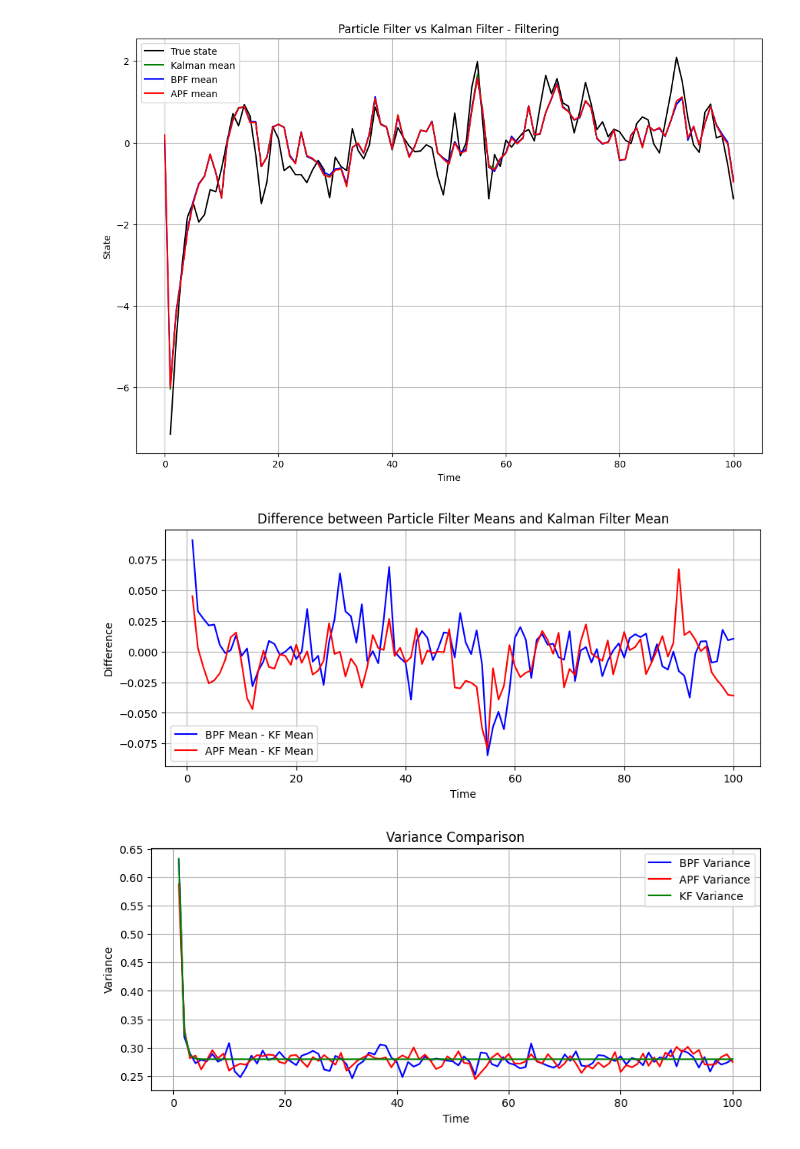
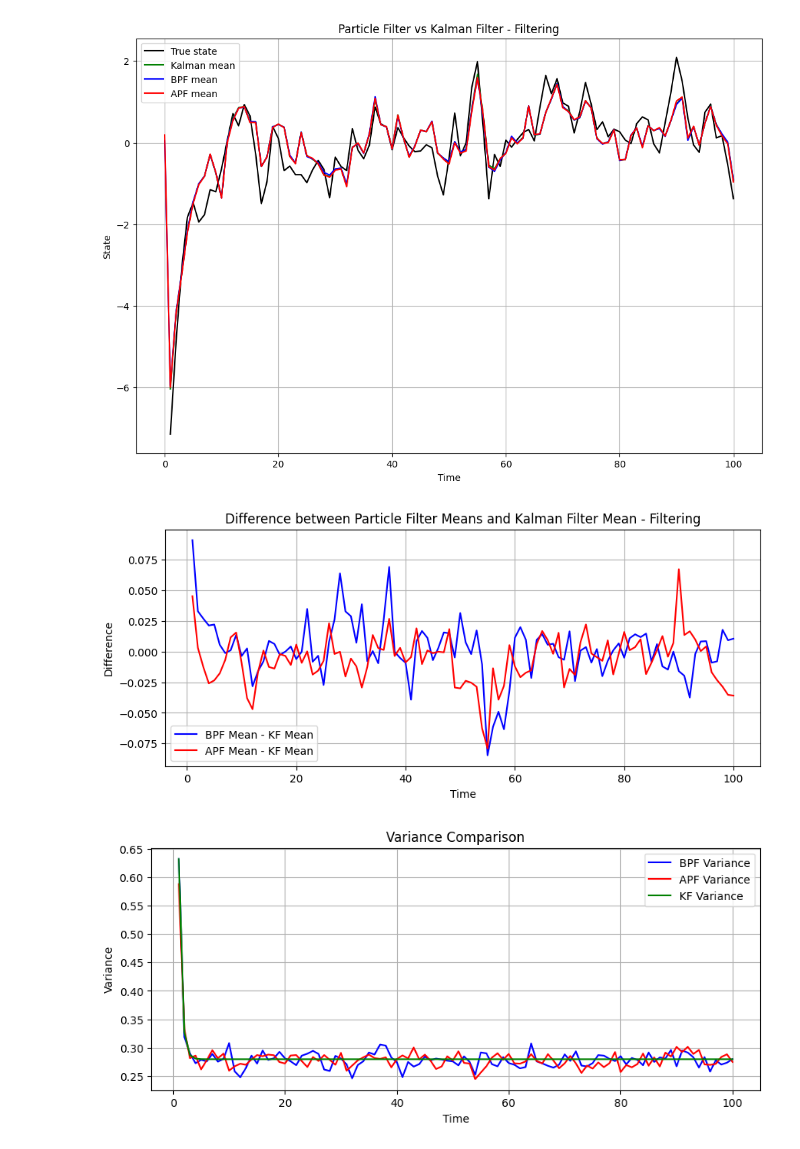
Before and after one commit to vitolev/mssv-smc, a Jupyter notebook: notebooks/04_kalman_filter.ipynb, the cells around one changed output. Drawn from its saved outputs; the diff is of its cells as text; code cells hidden in the pictures.

```diff
--- a/notebooks/04_kalman_filter.ipynb
+++ b/notebooks/04_kalman_filter.ipynb
@@ -106,16 +106,16 @@ plt.show()
 # %%
 # Plot difference between PF means and KF mean
 plt.figure(figsize=(10,4))
 plt.plot(np.arange(1, len(kf_mean)+1), bpf_mean[1:] - kf_mean, label="BPF Mean - KF Mean", color='blue')   # Again, data starts at time step 1
 plt.plot(np.arange(1, len(kf_mean)+1), apf_mean[1:] - kf_mean, label="APF Mean - KF Mean", color='red')
 plt.xlabel("Time")
 plt.ylabel("Difference")
-plt.title("Difference between Particle Filter Means and Kalman Filter Mean")
+plt.title("Difference between Particle Filter Means and Kalman Filter Mean - Filtering")
 plt.legend()
 plt.grid()
 plt.show()
 # %% [output]
-[figure, old version]
+[figure, new version]
 # %%
 # Plot variances
 plt.figure(figsize=(10,4))
```
Also changed, not shown: parts of 1 cell of this notebook, 22 other files.
